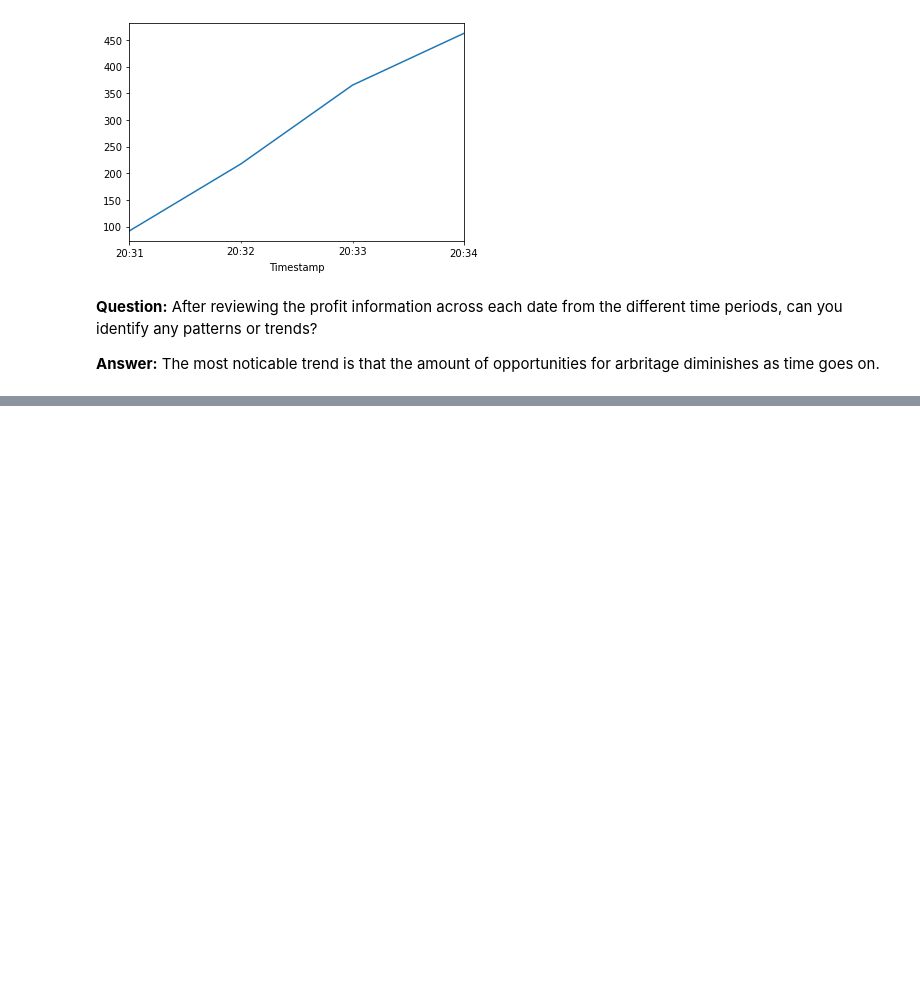
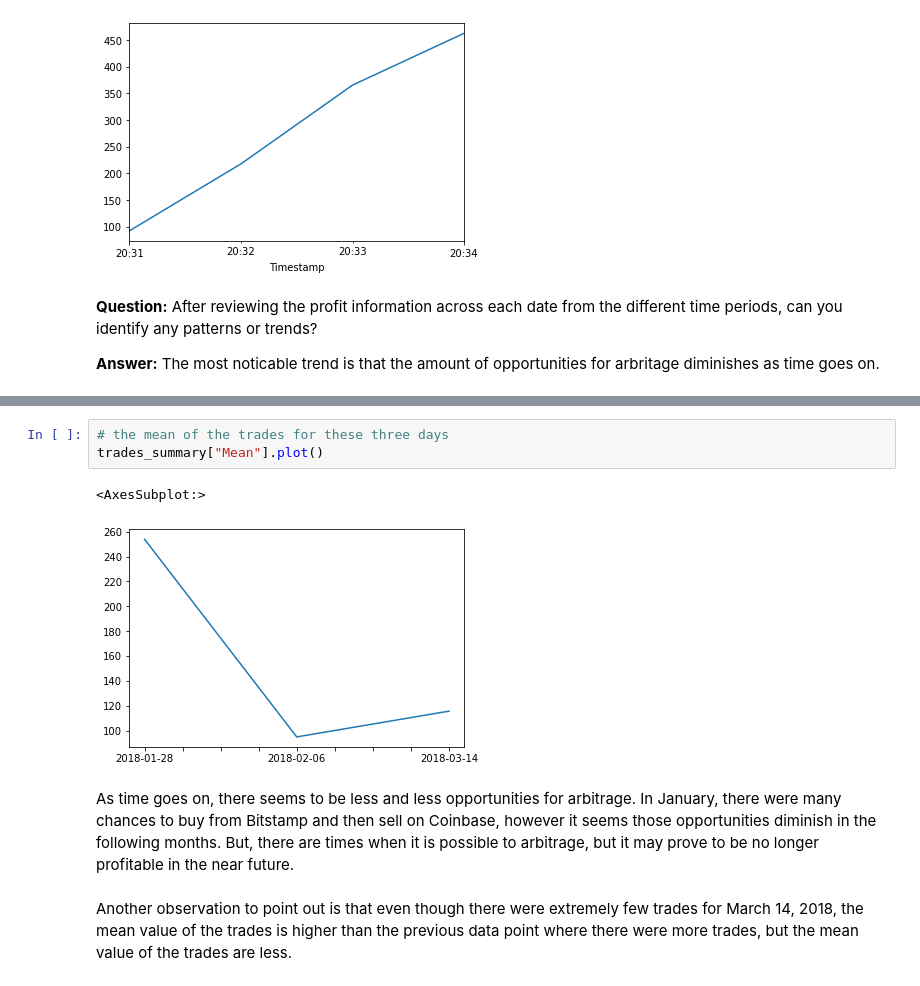
Before and after one commit to victorxdang/ArbitrageAnaylsis, a Jupyter notebook: crypto_arbitrage.ipynb, the cells around one changed output, grey strips where cells are left out. Saved outputs shown, nothing was run; the diff lists cells and outputs as text; blank space fills up the shorter version.

```diff
--- a/crypto_arbitrage.ipynb
+++ b/crypto_arbitrage.ipynb
@@ -790,0 +823,10 @@ cumulative_profit_late.plot()
+# %%
+# the mean of the trades for these three days
+trades_summary["Mean"].plot()
+# %% [output]
+<AxesSubplot:>
+[figure, added]
+# %% [markdown]
+As time goes on, there seems to be less and less opportunities for arbitrage. In January, there were many chances to buy from Bitstamp and then sell on Coinbase, however it seems those opportunities diminish in the following months. But, there are times when it is possible to arbitrage, but it may prove to be no longer profitable in the near future.
+# %% [markdown]
+Another observation to point out is that even though there were extremely few trades for March 14, 2018, the mean value of the trades is higher than the previous data point where there were more trades, but the mean value of the trades are less.
```
Also changed, not shown: parts of 5 cells of this notebook.
